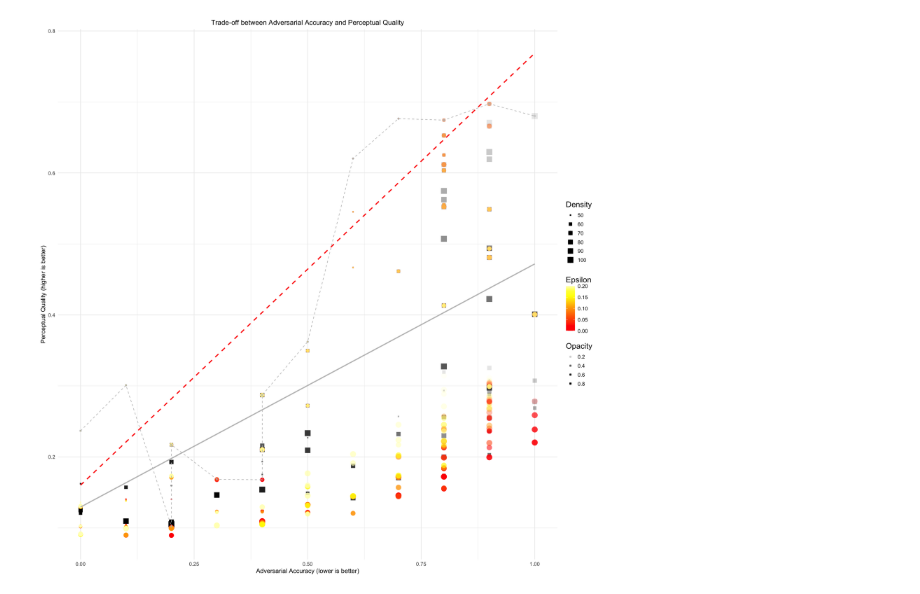
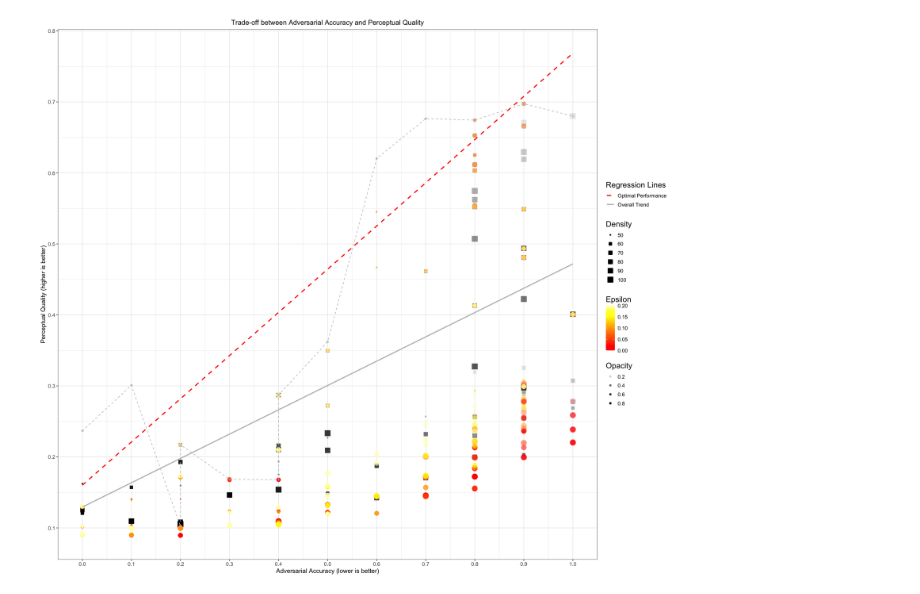
Before and after one commit to ETH-DISCO/advx-bench, a Jupyter notebook: analysis/1-eval_cls_mask_perturb-v2.ipynb, the cells around one changed output. Cells and saved outputs as stored; diff of their text form; code cells hidden in the pictures.

```diff
--- a/analysis/1-eval_cls_mask_perturb-v2.ipynb
+++ b/analysis/1-eval_cls_mask_perturb-v2.ipynb
@@ -7,7 +7,7 @@ for (p in deps) {
     library(p, character.only = TRUE)
 }
 options(scipen=999)
-options(repr.plot.width=15, repr.plot.height=15)
+options(repr.plot.width=17, repr.plot.height=15)
 
 path <- "../data/eval/eval_cls_perturb.csv"
 data <- data.frame(read.csv(path, header=TRUE, sep=","))
@@ -68,47 +68,55 @@ p <- ggplot(data, aes(x = adv_acc, y = quality)) +
     # polynomial regression for max points
     geom_smooth(
         data = max_quality,
+        aes(linetype = "Optimal Performance"),
         method = "lm",
         formula = y ~ poly(x, 1),
         color = "red",
-        linetype = "dashed",
         se = FALSE
     ) +
     # overall polynomial regression
     geom_smooth(
+        aes(linetype = "Overall Trend"),
         method = "lm",
         formula = y ~ poly(x, 1),
         color = "gray",
         se = FALSE
     ) +
     # customize scales and theme
     scale_color_gradientn(
         colors = heat.colors(10),
         name = "Epsilon"
     ) +
     scale_size_continuous(
         name = "Density",
         range = c(1, 5)
     ) +
     scale_alpha_continuous(
         name = "Opacity"
     ) +
     labs(
         x = "Adversarial Accuracy (lower is better)",
         y = "Perceptual Quality (higher is better)",
         title = "Trade-off between Adversarial Accuracy and Perceptual Quality"
     ) +
-    theme_minimal() +
+    scale_linetype_manual(
+        name = "Regression Lines",
+        values = c("Overall Trend" = "solid", "Optimal Performance" = "dashed"),
+        guide = guide_legend(order = 1)
+    ) +
+    theme_bw() +
     theme(
         legend.position = "right",
         plot.title = element_text(hjust = 0.5),
         axis.title = element_text(size = 12),
         axis.text = element_text(size = 10),
         legend.title = element_text(size = 15),
         legend.text = element_text(size = 10)
-    )
+    ) +
+    scale_x_continuous(breaks = seq(0, 1, by = 0.1)) +
+    scale_y_continuous(breaks = seq(0, 1, by = 0.1))
 
 print(p)
 ggsave("./eval_cls_perturb.pdf", plot = p, device = "pdf", width = 15, height = 15, units = "in")
 # %% [output]
-[figure, old version]
+[figure, new version]
```
Also changed, not shown: 1 other file.
